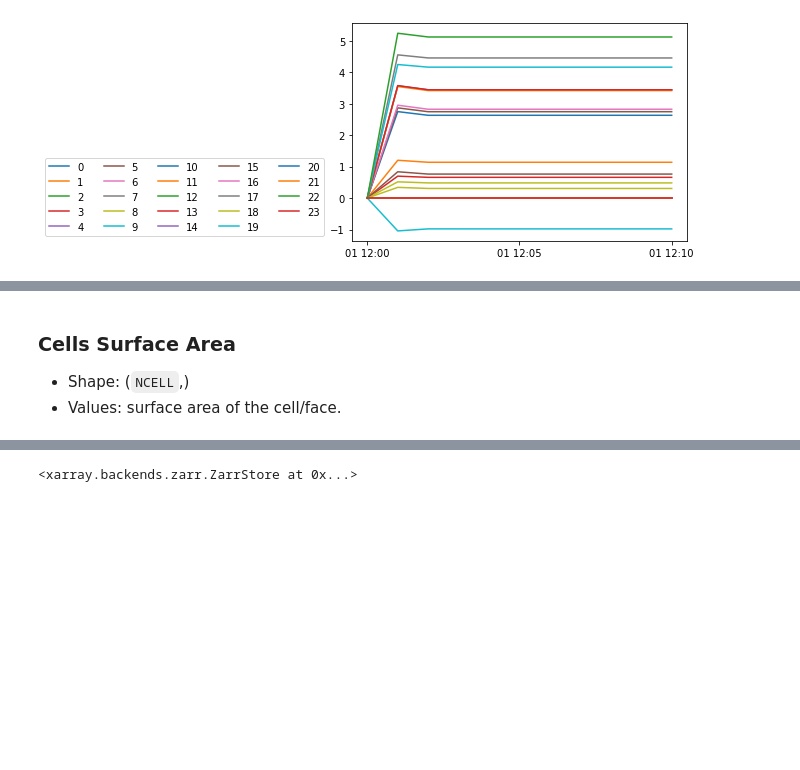
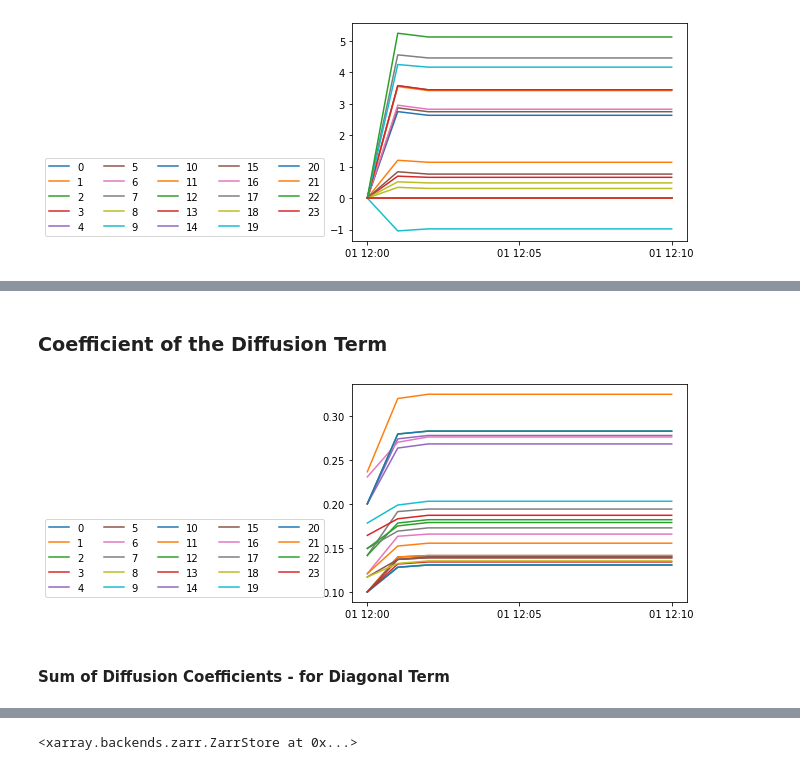
Before and after one commit to EcohydrologyTeam/ClearWater-riverine, a Jupyter notebook: examples/Box-Model.ipynb, the cells around one changed output, grey strips where cells are left out. Saved outputs shown, nothing was run; the diff lists cells and outputs as text; code cells hidden in the pictures; blank space fills up the shorter version.

```diff
--- a/examples/Box-Model.ipynb
+++ b/examples/Box-Model.ipynb
@@ -499 +517,33 @@ params = Params()
+# %% [markdown]
+### Coefficient of the Diffusion Term
+# %%
+diffusion_array = np.zeros((len(out['time']), len(out['nedge'])))
+for t in range(len(out['time'])):
+    # average depth across adjacent cells
+    # avg_depth = 0.5 * (out['depth'][t][f1] + out['depth'][t][f2])
+
+    edge_vertical_area = out['edge_vertical_area'][t]
+
+    # diffusion
+    diffusion = edge_vertical_area * params.diffusion_coefficient / out['face_to_face_dist']
+    diffusion_array[t] = diffusion
+
+
+out["diffusion_coeff"] = xr.DataArray(
+    data = diffusion_array,
+    dims = ("time", "nedge"),
+    attrs={
+        'units': 'feet' # will need to update units based on prj file
+})
+# %%
+# plot face velocity over time for each cell
+for f in out['nedge']:
+    # print(ds_zarr['volume'].compute().T.shape)
+    plt.plot(out['time'], out['diffusion_coeff'].T[:][f], label=f.values)
+plt.legend(ncol=5, loc='lower center', bbox_to_anchor=(-0.5, 0))
+plt.show()
+# %% [output]
+[figure, added]
+# %% [markdown]
+#### Sum of Diffusion Coefficients - for Diagonal Term
 # %%
@@ -586,4 +578,0 @@ out["advection_coeff"] = xr.DataArray(
-# %% [markdown]
-### Cells Surface Area
-* Shape: (`NCELL`,)
-* Values: surface area of the cell/face.
```
Also changed, not shown: parts of 14 cells of this notebook, 1 other file.
